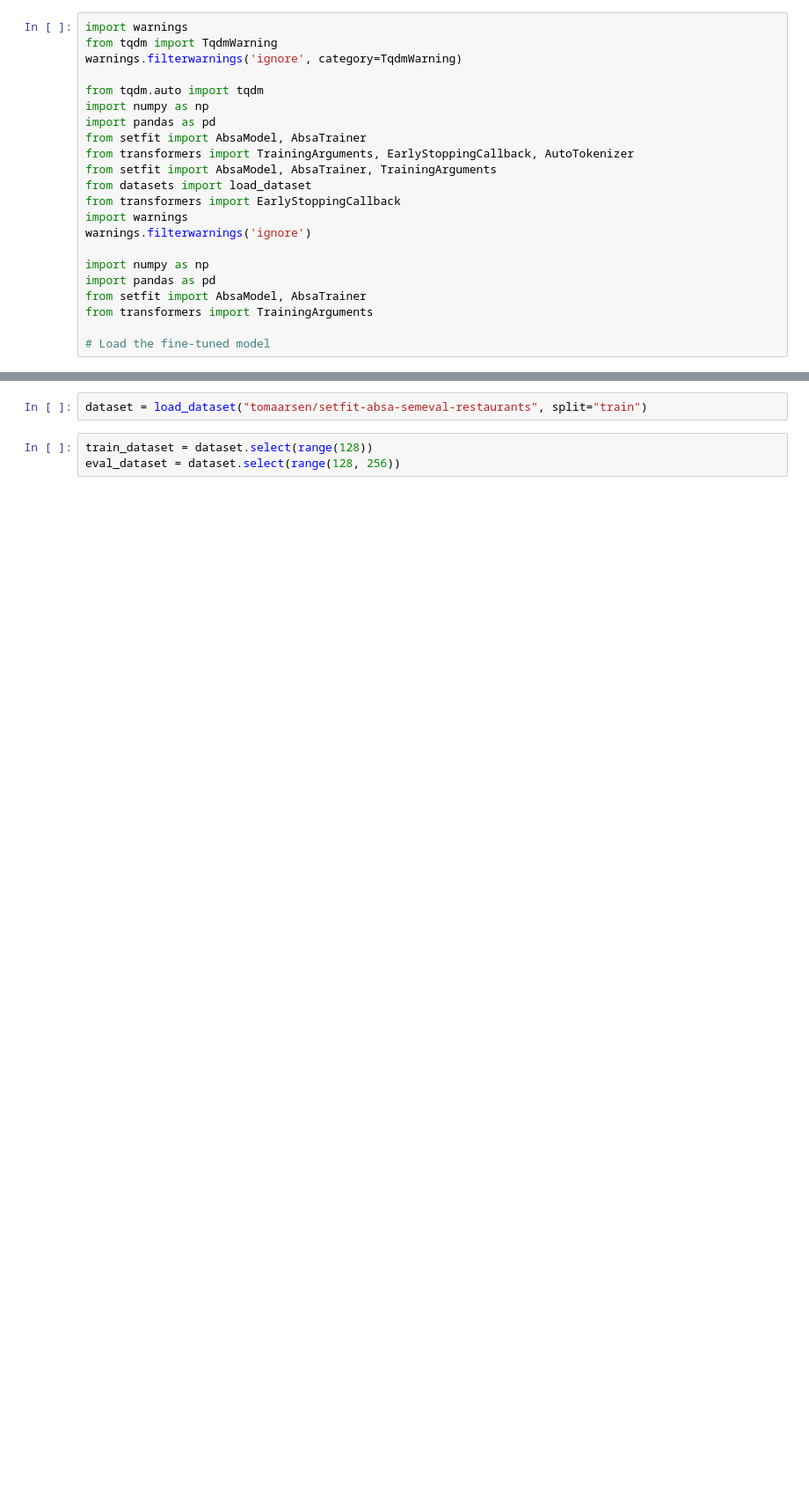
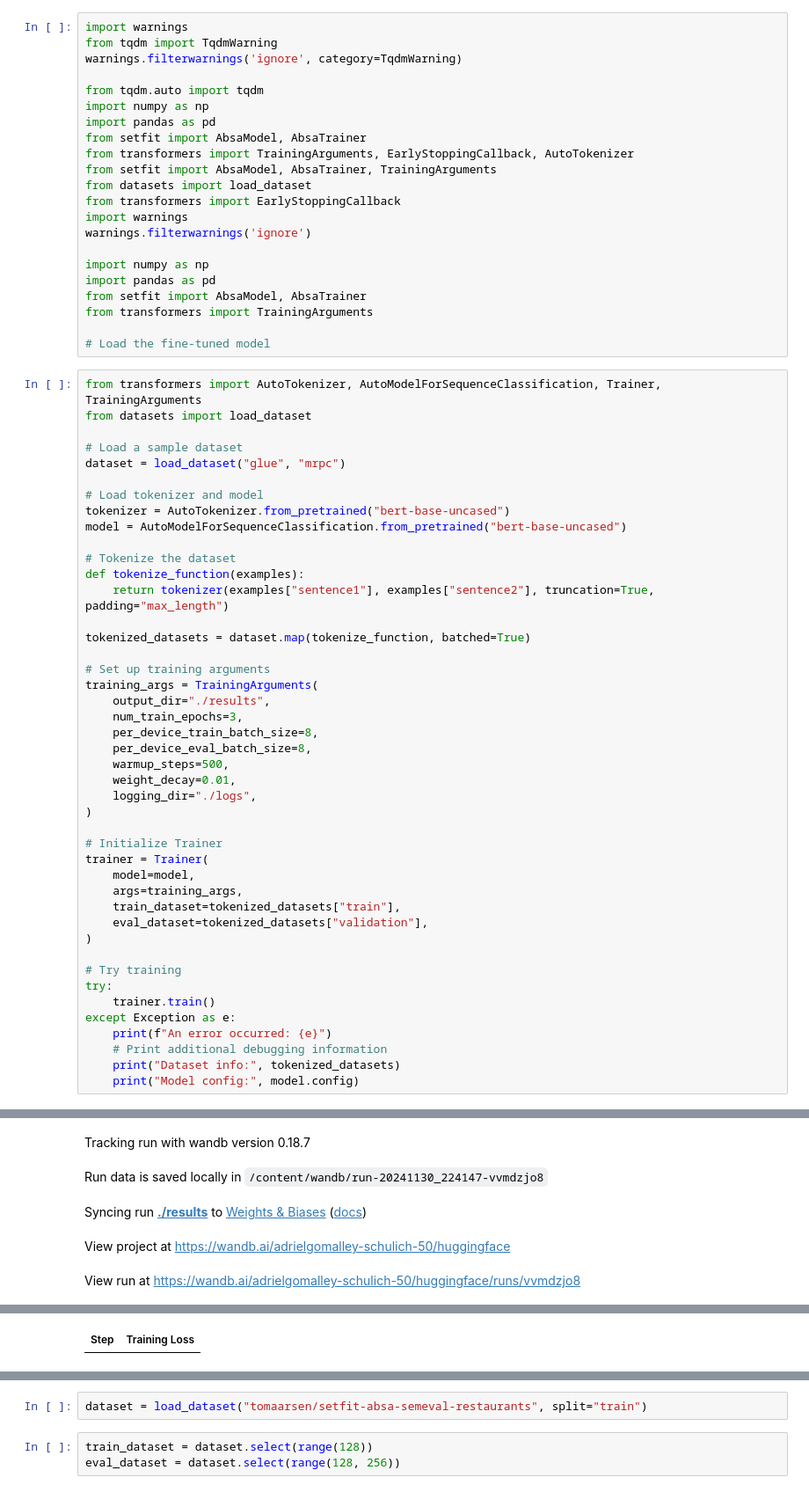
Before and after one commit to Agentoma/mmai5400A_assignment3, a Jupyter notebook: assignment3.ipynb, the cells around one changed output, grey strips where cells are left out. Shown: that part at 88% size. Saved outputs shown, nothing was run; the diff lists cells and outputs as text; blank space fills up the shorter version.

```diff
--- a/assignment3.ipynb
+++ b/assignment3.ipynb
@@ -162,3 +60,48 @@ from setfit import AbsaModel, AbsaTrainer
 from transformers import TrainingArguments
 
 # Load the fine-tuned model
+# %%
+from transformers import AutoTokenizer, AutoModelForSequenceClassification, Trainer, TrainingArguments
+from datasets import load_dataset
+
+# Load a sample dataset
+dataset = load_dataset("glue", "mrpc")
+
+# Load tokenizer and model
+tokenizer = AutoTokenizer.from_pretrained("bert-base-uncased")
+model = AutoModelForSequenceClassification.from_pretrained("bert-base-uncased")
+
+# Tokenize the dataset
+def tokenize_function(examples):
+    return tokenizer(examples["sentence1"], examples["sentence2"], truncation=True, padding="max_length")
+
+tokenized_datasets = dataset.map(tokenize_function, batched=True)
+
+# Set up training arguments
+training_args = TrainingArguments(
+    output_dir="./results",
+    num_train_epochs=3,
+    per_device_train_batch_size=8,
+    per_device_eval_batch_size=8,
+    warmup_steps=500,
+    weight_decay=0.01,
+    logging_dir="./logs",
+)
+
+# Initialize Trainer
+trainer = Trainer(
+    model=model,
+    args=training_args,
+    train_dataset=tokenized_datasets["train"],
+    eval_dataset=tokenized_datasets["validation"],
+)
+
+# Try training
+try:
+    trainer.train()
+except Exception as e:
+    print(f"An error occurred: {e}")
+    # Print additional debugging information
+    print("Dataset info:", tokenized_datasets)
+    print("Model config:", model.config)
+# %% [output]
@@ -164,0 +120,5 @@ from transformers import TrainingArguments
+Tracking run with wandb version 0.18.7
+Run data is saved locally in /content/wandb/run-20241130_224147-vvmdzjo8
+Syncing run ./results to Weights & Biases (docs)
+View project at https://wandb.ai/adrielgomalley-schulich-50/huggingface
+View run at https://wandb.ai/adrielgomalley-schulich-50/huggingface/runs/vvmdzjo8
@@ -164,0 +126 @@ from transformers import TrainingArguments
+| Step | Training Loss |
```
Also changed, not shown: parts of 15 cells of this notebook.
